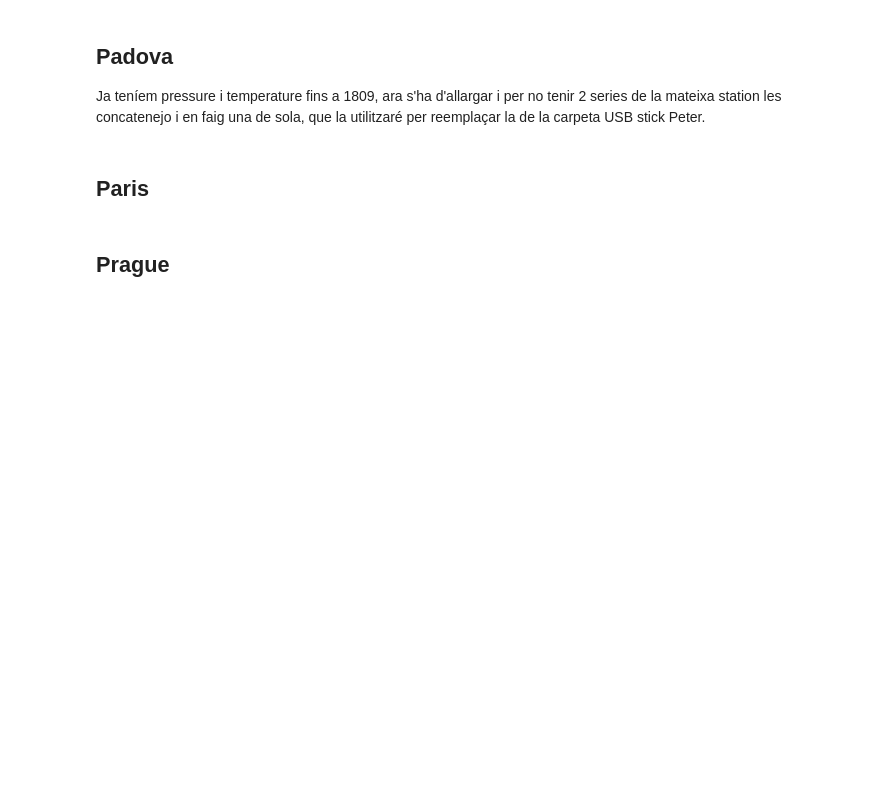
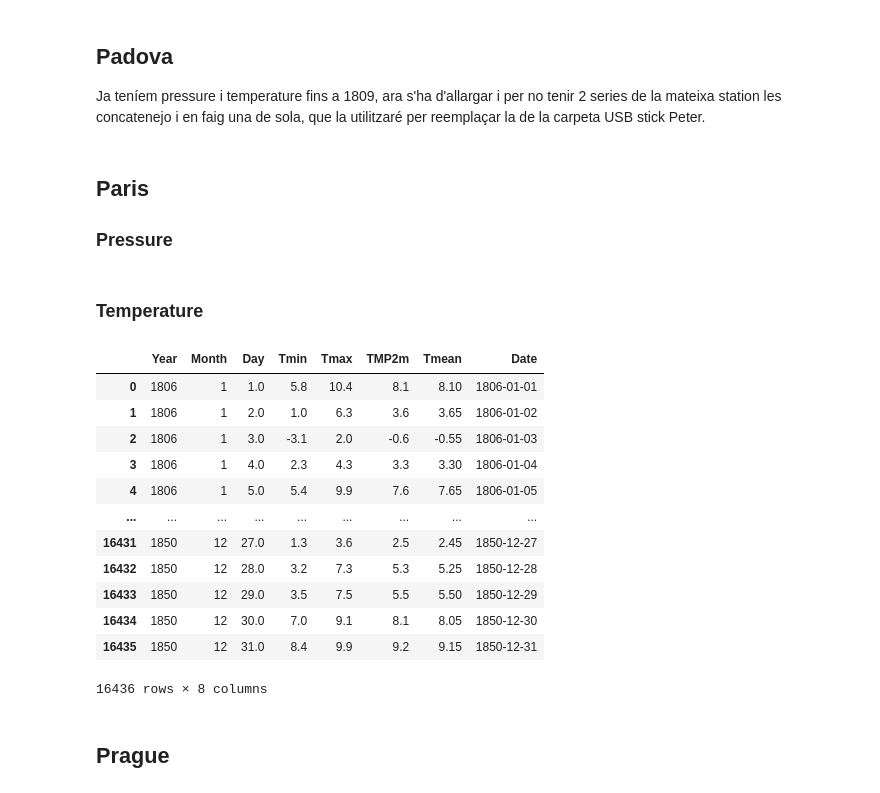
Before and after one commit to carlotatrx/dataprep, a Jupyter notebook: daily_means.ipynb, the cells around one changed output. Cells and saved outputs as stored; diff of their text form; code cells hidden in the pictures; blank space fills up the shorter version.

```diff
--- a/daily_means.ipynb
+++ b/daily_means.ipynb
@@ -133,6 +134,7 @@ padova[['Date', 'TMP2m']].to_csv(f'{file_savedir}Padova_TMP2m.csv')
 padova[['Date', 'PRMSL']].to_csv(f'{file_savedir}Padova_PRMSL.csv')
 # %% [markdown]
 ## Paris
+### Pressure
 # %%
 paris = pd.read_csv('/home/ccorbella/scratch2_symboliclink/files/station_timeseries_orig/Paris_4_17850101-18720615_mslp.tsv',sep='\t',header=12)
 make_date_col(paris)
@@ -140,6 +142,45 @@ paris = paris.rename(columns={'Value':'PRMSL'})
 
 paris = select_dates(paris)
 paris[['Date','PRMSL']].to_csv(f'{file_savedir}Paris_PRMSL.csv')
+# %% [markdown]
+### Temperature
+# %%
+paris_ta = pd.read_csv(f'{file_readdir}paris_Tjour.txt',
+                       delimiter='\t')
+paris_ta = paris_ta.iloc[:,:6]
+paris_ta = paris_ta.rename(columns=lambda x:x.strip()) # removes whitespace
+paris_ta = paris_ta.rename(columns={'Année':'Year',
+                                    'Mois':'Month',
+                                    'Jour':'Day',
+                                    'TN':'Tmin',
+                                    'TX':'Tmax',
+                                    'T°C':'TMP2m'})
+
+paris_ta['Tmax'] = pd.to_numeric(paris_ta['Tmax'],errors='coerce')
+paris_ta['Tmin'] = pd.to_numeric(paris_ta['Tmin'],errors='coerce')
+paris_ta['TMP2m'] = pd.to_numeric(paris_ta['TMP2m'],errors='coerce')
+paris_ta['Tmean'] = (paris_ta['Tmin']+paris_ta['Tmax'])/2
+
+paris_ta = paris_ta[paris_ta['Year']>1800]
+paris_ta['Month'] = pd.to_numeric(paris_ta['Month'], downcast='integer', errors='coerce')
+make_date_col(paris_ta)
+paris_ta = select_dates(paris_ta)
+paris_ta[['Date','TMP2m']].to_csv(f'{file_savedir}Paris_TMP2m.csv')
+paris_ta
+# %% [output]
+|  | Year | Month | Day | Tmin | Tmax | TMP2m | Tmean | Date |
+| 0 | 1806 | 1 | 1.0 | 5.8 | 10.4 | 8.1 | 8.10 | 1806-01-01 |
+| 1 | 1806 | 1 | 2.0 | 1.0 | 6.3 | 3.6 | 3.65 | 1806-01-02 |
+| 2 | 1806 | 1 | 3.0 | -3.1 | 2.0 | -0.6 | -0.55 | 1806-01-03 |
+| 3 | 1806 | 1 | 4.0 | 2.3 | 4.3 | 3.3 | 3.30 | 1806-01-04 |
+| 4 | 1806 | 1 | 5.0 | 5.4 | 9.9 | 7.6 | 7.65 | 1806-01-05 |
+| ... | ... | ... | ... | ... | ... | ... | ... | ... |
+| 16431 | 1850 | 12 | 27.0 | 1.3 | 3.6 | 2.5 | 2.45 | 1850-12-27 |
+| 16432 | 1850 | 12 | 28.0 | 3.2 | 7.3 | 5.3 | 5.25 | 1850-12-28 |
+| 16433 | 1850 | 12 | 29.0 | 3.5 | 7.5 | 5.5 | 5.50 | 1850-12-29 |
+| 16434 | 1850 | 12 | 30.0 | 7.0 | 9.1 | 8.1 | 8.05 | 1850-12-30 |
+| 16435 | 1850 | 12 | 31.0 | 8.4 | 9.9 | 9.2 | 9.15 | 1850-12-31 |
+16436 rows × 8 columns
 # %% [markdown]
 ## Prague
 # %%
```
Also changed, not shown: parts of 4 cells of this notebook, 3 other files.
